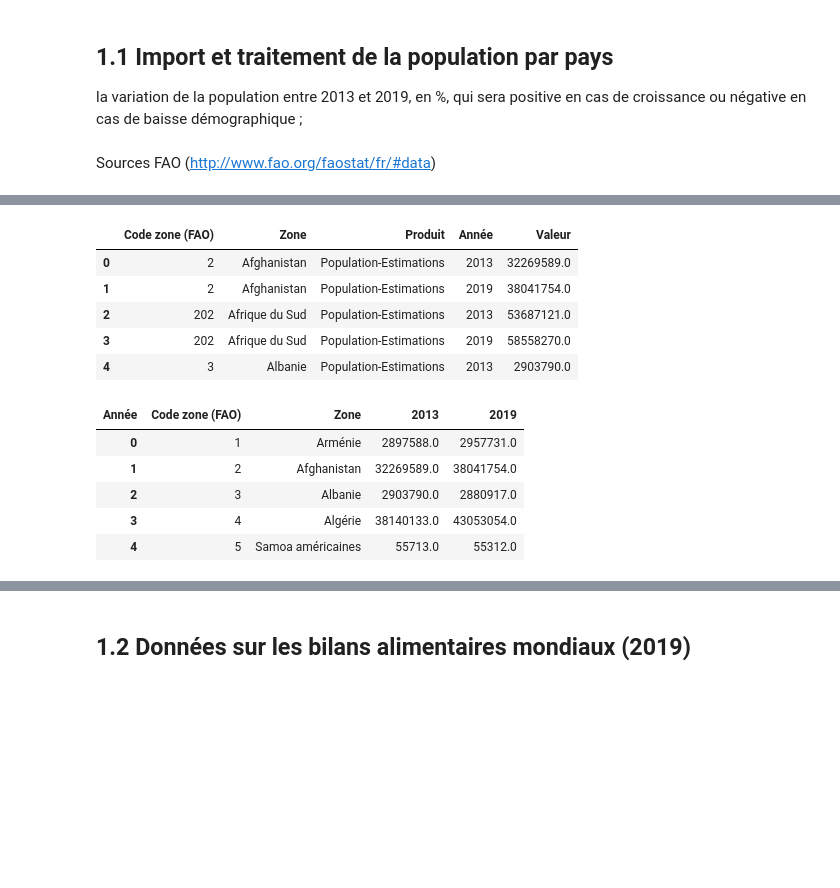
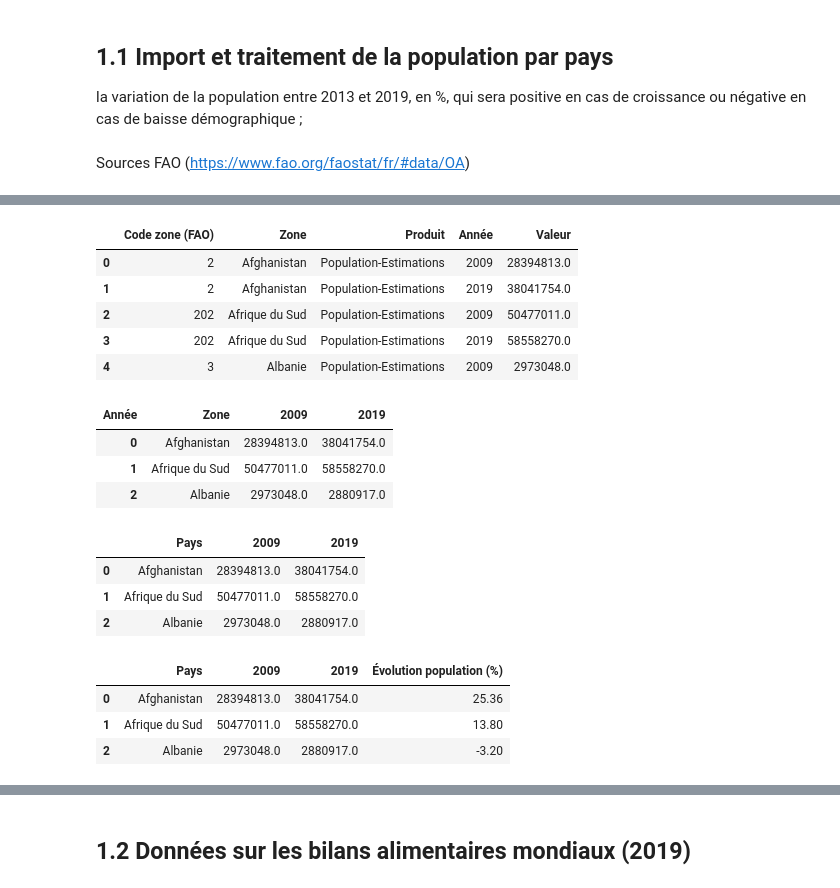
Before and after one commit to ROWAIDAK/ROWAIDAK-P5_Produisez-une-tude-de-march, a Jupyter notebook: P5_01 dendogramme-Copy1.ipynb, the cells around one changed output, grey strips where cells are left out. Saved outputs shown, nothing was run; the diff lists cells and outputs as text; code cells hidden in the pictures; blank space fills up the shorter version.

```diff
--- a/P5_01 dendogramme-Copy1.ipynb
+++ b/P5_01 dendogramme-Copy1.ipynb
@@ -90,9 +90,9 @@ disponibilité alimentaire en calories par habitant.
 ## 1.1 Import et traitement de la population par pays
 la variation de la population entre 2013 et 2019, en %, qui sera positive en cas de croissance ou négative en cas de baisse démographique ;
 # %% [markdown]
-Sources FAO (http://www.fao.org/faostat/fr/#data)
+Sources FAO (https://www.fao.org/faostat/fr/#data/OA)
 # %%
-df_population = pd.read_csv('datas/fao-populations_2019- 2013.csv' , header=0, sep=",", decimal=".")
+df_population = pd.read_csv('datas/fao-populations_2019- 2009.csv' , header=0, sep=",", decimal=".")
 df_population.head(5)
 # %% [output]
 |  | Code Domaine | Domaine | Code zone (FAO) | Zone | Code Élément | Élément | Code Produit | Produit | ... |
@@ -107,22 +107,39 @@ df_population['Valeur'] = df_population['Valeur']*1000
 df_population.head()
 # %% [output]
 |  | Code zone (FAO) | Zone | Produit | Année | Valeur |
-| 0 | 2 | Afghanistan | Population-Estimations | 2013 | 32269589.0 |
+| 0 | 2 | Afghanistan | Population-Estimations | 2009 | 28394813.0 |
 | 1 | 2 | Afghanistan | Population-Estimations | 2019 | 38041754.0 |
-| 2 | 202 | Afrique du Sud | Population-Estimations | 2013 | 53687121.0 |
+| 2 | 202 | Afrique du Sud | Population-Estimations | 2009 | 50477011.0 |
 | 3 | 202 | Afrique du Sud | Population-Estimations | 2019 | 58558270.0 |
-| 4 | 3 | Albanie | Population-Estimations | 2013 | 2903790.0 |
+| 4 | 3 | Albanie | Population-Estimations | 2009 | 2973048.0 |
 # %%
-df_population = df_population.pivot_table(index=['Code zone (FAO)', 'Zone'], columns='Année', values = 'Valeur', aggfunc = sum).reset_index()
-df_population.head()
+#pivot
+df_population = df_population.pivot_table(index=['Zone'], columns='Année', values = 'Valeur', aggfunc = sum).reset_index()
 # %% [output]
-| Année | Code zone (FAO) | Zone | 2013 | 2019 |
-| 0 | 1 | Arménie | 2897588.0 | 2957731.0 |
-| 1 | 2 | Afghanistan | 32269589.0 | 38041754.0 |
-| 2 | 3 | Albanie | 2903790.0 | 2880917.0 |
-| 3 | 4 | Algérie | 38140133.0 | 43053054.0 |
-| 4 | 5 | Samoa américaines | 55713.0 | 55312.0 |
+| Année | Zone | 2009 | 2019 |
+| 0 | Afghanistan | 28394813.0 | 38041754.0 |
+| 1 | Afrique du Sud | 50477011.0 | 58558270.0 |
+| 2 | Albanie | 2973048.0 | 2880917.0 |
+# %%
+#rename
+df_population.columns = ['Pays', '2009', '2019']
+#show
+df_population.head(3)
+# %% [output]
+|  | Pays | 2009 | 2019 |
+| 0 | Afghanistan | 28394813.0 | 38041754.0 |
+| 1 | Afrique du Sud | 50477011.0 | 58558270.0 |
+| 2 | Albanie | 2973048.0 | 2880917.0 |
 # %%
 # différence de population entre 2013 et 2019, exprimée en pourcentage
-df_population['Evolution population (%)'] = round(((df_population[2019]-df_population[2013])/df_population[2013])*100,3)
+
+#variable creation
+df_population['Évolution population (%)'] = round((df_population['2019'] - df_population['2009']) /
+                                               df_population['2019'] * 100,2)
+df_population.head(3)
+# %% [output]
+|  | Pays | 2009 | 2019 | Évolution population (%) |
+| 0 | Afghanistan | 28394813.0 | 38041754.0 | 25.36 |
+| 1 | Afrique du Sud | 50477011.0 | 58558270.0 | 13.80 |
+| 2 | Albanie | 2973048.0 | 2880917.0 | -3.20 |
 # %%
```
Also changed, not shown: parts of 13 cells of this notebook.
